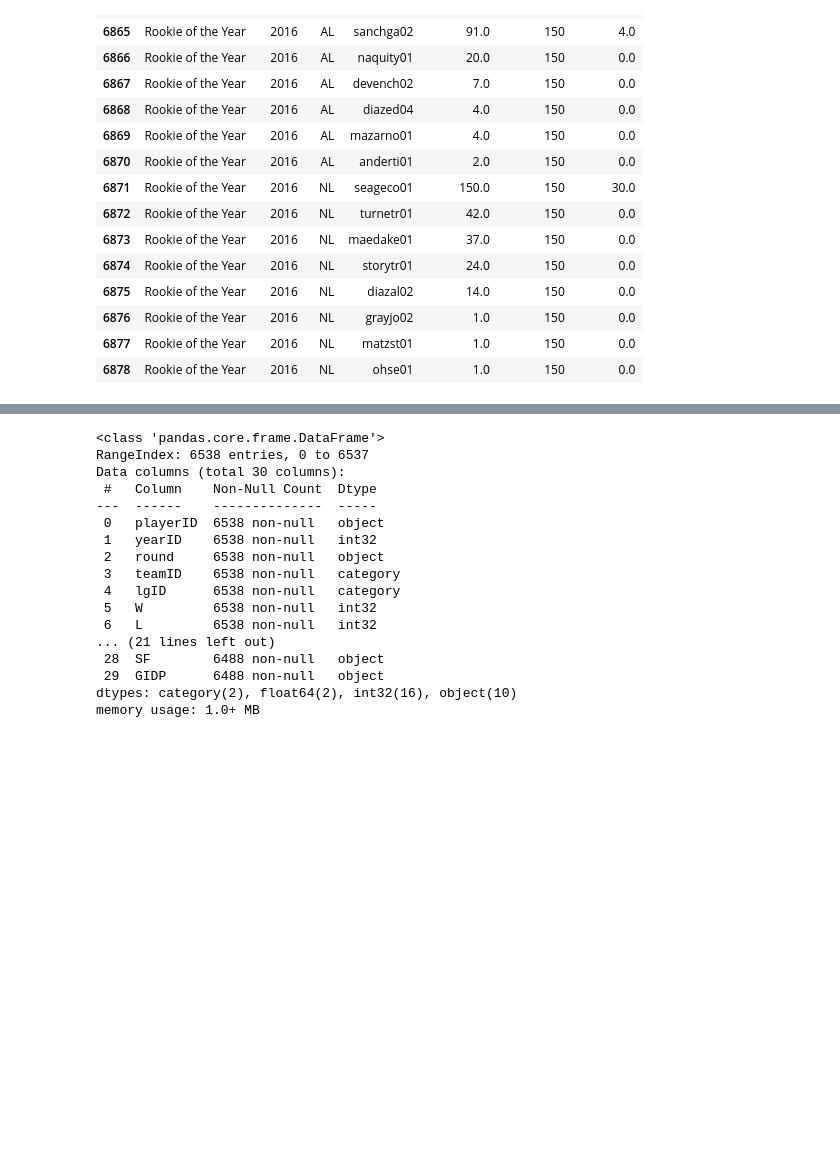
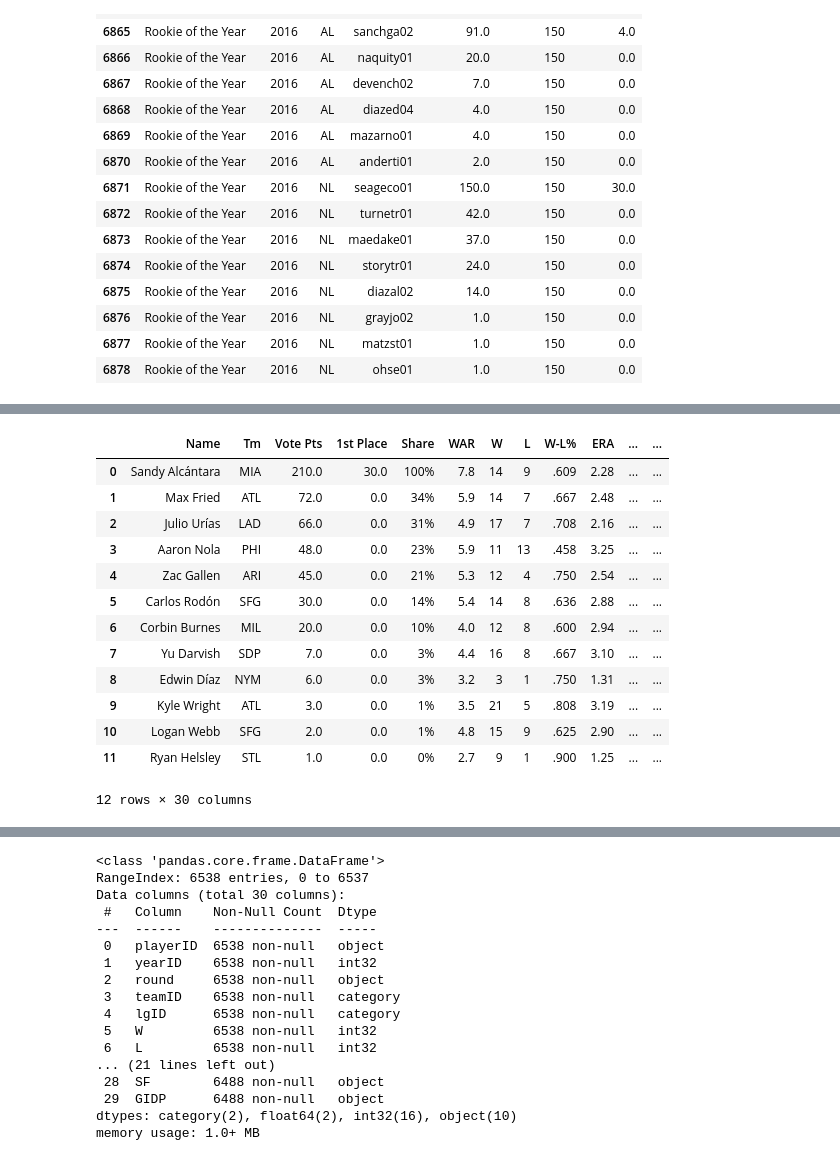
Before and after one commit to an-izq/Pitcher-HOF-Predictor, a Jupyter notebook: Pitcher-HOF-Predictor.ipynb, the cells around one changed output, grey strips where cells are left out. Drawn from its saved outputs; the diff is of its cells as text; code cells hidden in the pictures; blank space fills up the shorter version.

```diff
--- a/Pitcher-HOF-Predictor.ipynb
+++ b/Pitcher-HOF-Predictor.ipynb
@@ -362,0 +446,17 @@ mvp_1_2019
+# %%
+cy_3_2022
+# %% [output]
+|  | Name | Tm | Vote Pts | 1st Place | Share | WAR | W | L | W-L% | ERA | ... | ... |
+| 0 | Sandy Alcántara | MIA | 210.0 | 30.0 | 100% | 7.8 | 14 | 9 | .609 | 2.28 | ... | ... |
+| 1 | Max Fried | ATL | 72.0 | 0.0 | 34% | 5.9 | 14 | 7 | .667 | 2.48 | ... | ... |
+| 2 | Julio Urías | LAD | 66.0 | 0.0 | 31% | 4.9 | 17 | 7 | .708 | 2.16 | ... | ... |
+| 3 | Aaron Nola | PHI | 48.0 | 0.0 | 23% | 5.9 | 11 | 13 | .458 | 3.25 | ... | ... |
+| 4 | Zac Gallen | ARI | 45.0 | 0.0 | 21% | 5.3 | 12 | 4 | .750 | 2.54 | ... | ... |
+| 5 | Carlos Rodón | SFG | 30.0 | 0.0 | 14% | 5.4 | 14 | 8 | .636 | 2.88 | ... | ... |
+| 6 | Corbin Burnes | MIL | 20.0 | 0.0 | 10% | 4.0 | 12 | 8 | .600 | 2.94 | ... | ... |
+| 7 | Yu Darvish | SDP | 7.0 | 0.0 | 3% | 4.4 | 16 | 8 | .667 | 3.10 | ... | ... |
+| 8 | Edwin Díaz | NYM | 6.0 | 0.0 | 3% | 3.2 | 3 | 1 | .750 | 1.31 | ... | ... |
+| 9 | Kyle Wright | ATL | 3.0 | 0.0 | 1% | 3.5 | 21 | 5 | .808 | 3.19 | ... | ... |
+| 10 | Logan Webb | SFG | 2.0 | 0.0 | 1% | 4.8 | 15 | 9 | .625 | 2.90 | ... | ... |
+| 11 | Ryan Helsley | STL | 1.0 | 0.0 | 0% | 2.7 | 9 | 1 | .900 | 1.25 | ... | ... |
+12 rows × 30 columns
```
Also changed, not shown: parts of 9 cells of this notebook.
